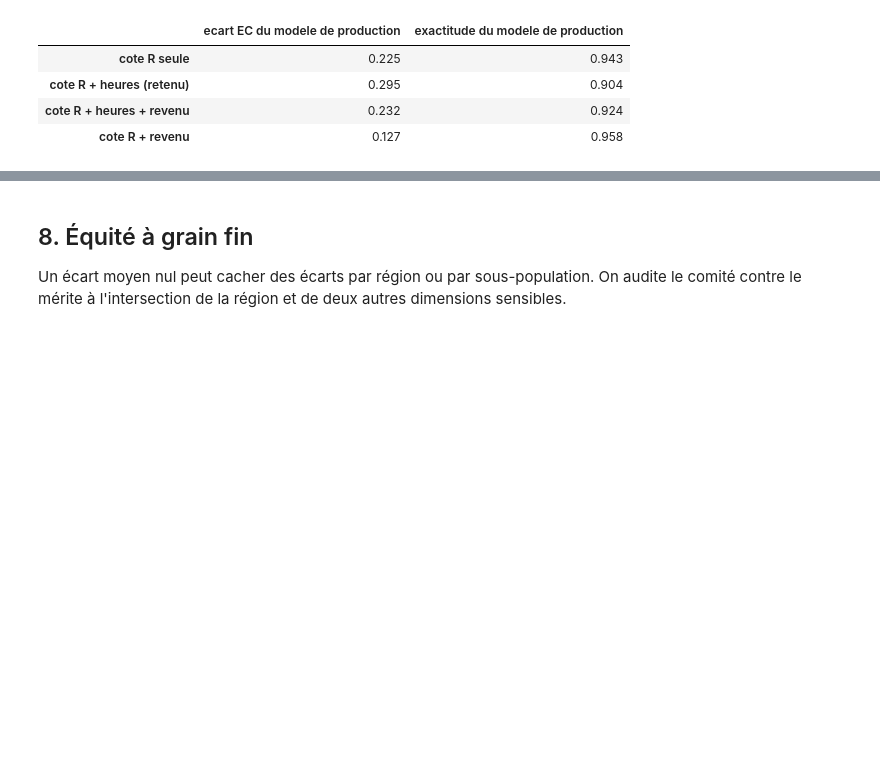
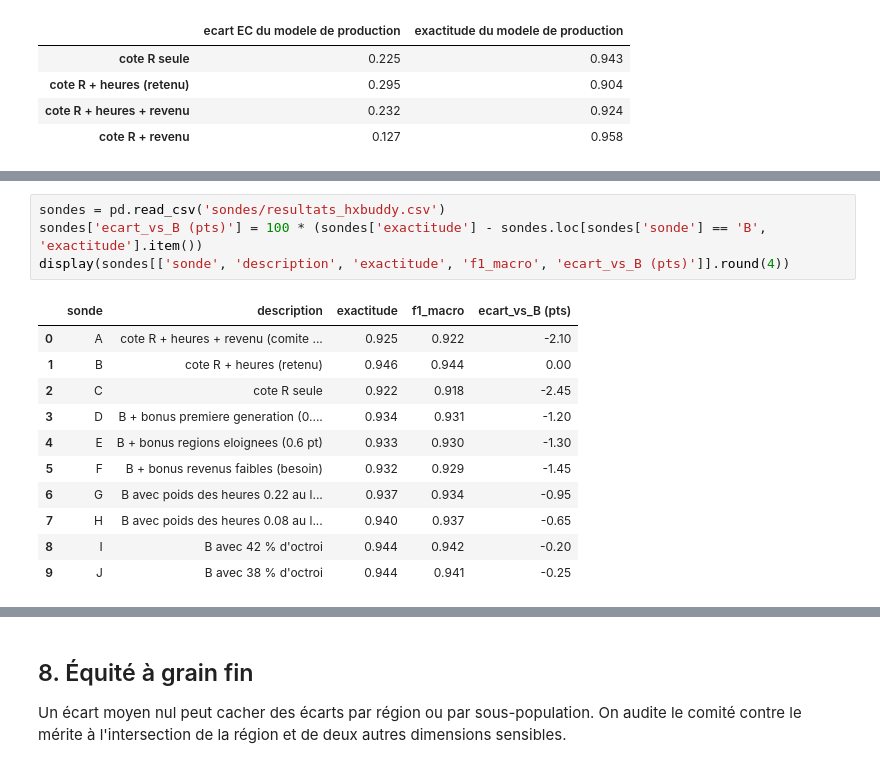
Before and after one commit to NeedInternship-exe/EquiAlgo, a Jupyter notebook: audit_rapport.ipynb, the cells around one changed output, grey strips where cells are left out. Drawn from its saved outputs; the diff is of its cells as text; blank space fills up the shorter version.

```diff
--- a/audit_rapport.ipynb
+++ b/audit_rapport.ipynb
@@ -445,0 +447,16 @@ display(verif.round(3))
+# %%
+sondes = pd.read_csv('sondes/resultats_hxbuddy.csv')
+sondes['ecart_vs_B (pts)'] = 100 * (sondes['exactitude'] - sondes.loc[sondes['sonde'] == 'B', 'exactitude'].item())
+display(sondes[['sonde', 'description', 'exactitude', 'f1_macro', 'ecart_vs_B (pts)']].round(4))
+# %% [output]
+|  | sonde | description | exactitude | f1_macro | ecart_vs_B (pts) |
+| 0 | A | cote R + heures + revenu (comite ... | 0.925 | 0.922 | -2.10 |
+| 1 | B | cote R + heures (retenu) | 0.946 | 0.944 | 0.00 |
+| 2 | C | cote R seule | 0.922 | 0.918 | -2.45 |
+| 3 | D | B + bonus premiere generation (0.... | 0.934 | 0.931 | -1.20 |
+| 4 | E | B + bonus regions eloignees (0.6 pt) | 0.933 | 0.930 | -1.30 |
+| 5 | F | B + bonus revenus faibles (besoin) | 0.932 | 0.929 | -1.45 |
+| 6 | G | B avec poids des heures 0.22 au l... | 0.937 | 0.934 | -0.95 |
+| 7 | H | B avec poids des heures 0.08 au l... | 0.940 | 0.937 | -0.65 |
+| 8 | I | B avec 42 % d'octroi | 0.944 | 0.942 | -0.20 |
+| 9 | J | B avec 38 % d'octroi | 0.944 | 0.941 | -0.25 |
```
Also changed, not shown: parts of 6 cells of this notebook, 11 other files.
